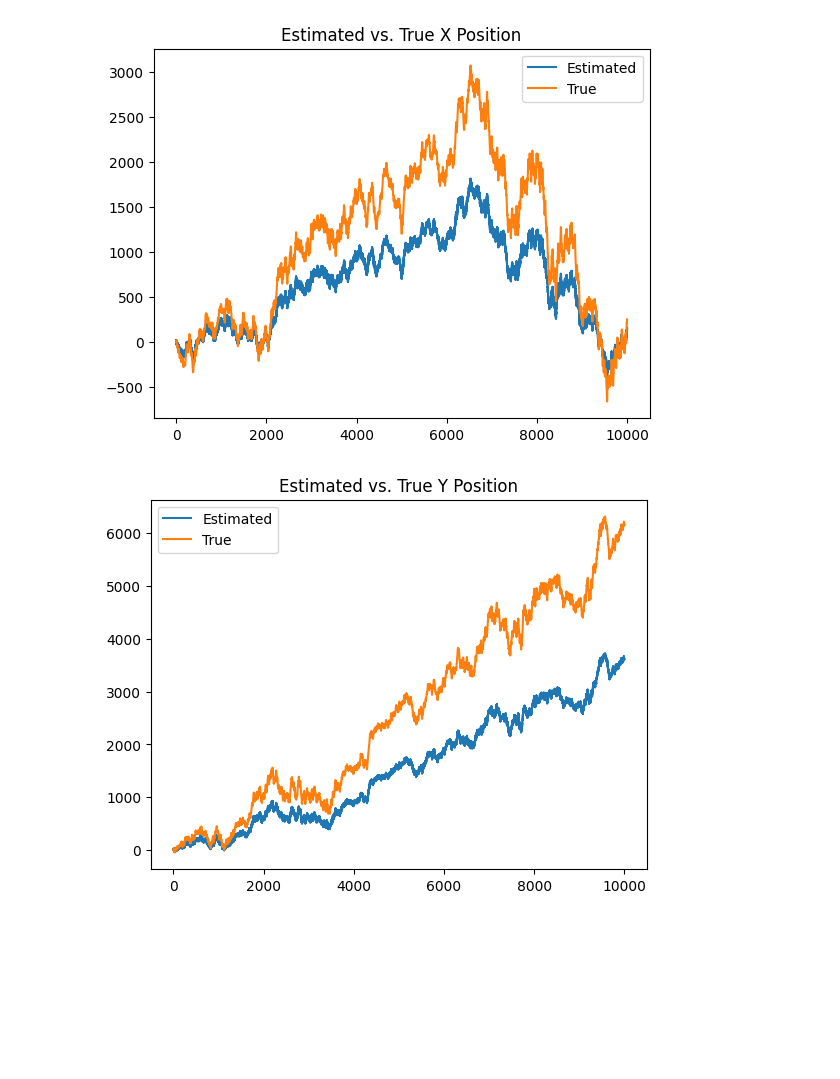
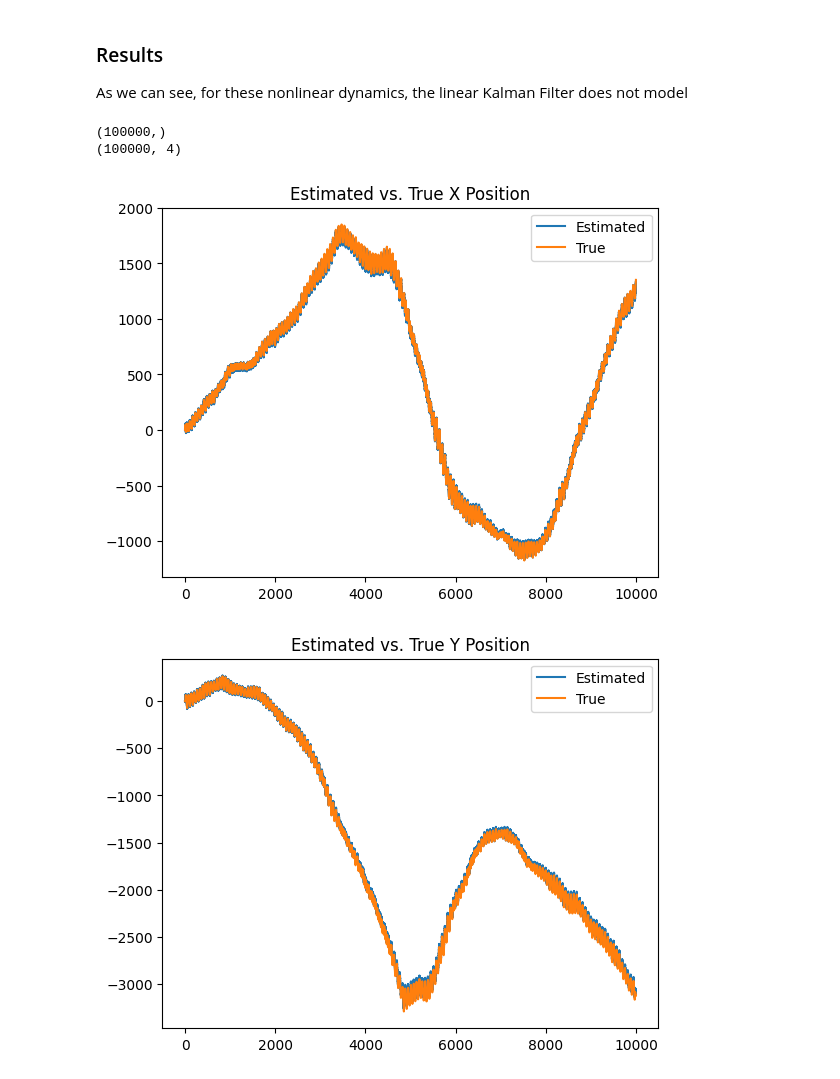
Before and after one commit to colin-skinner/AA228-orbital-rendezvous, a Jupyter notebook: ekf.ipynb, the cells around one changed output. Saved outputs shown, nothing was run; the diff lists cells and outputs as text; code cells hidden in the pictures; blank space fills up the shorter version.

```diff
--- a/ekf.ipynb
+++ b/ekf.ipynb
@@ -8,7 +11,7 @@ import matplotlib.pyplot as plt
 dt = 0.1
 t_max = 10000
 t = np.arange(0, t_max, dt)
-n = len(t)
+n_steps = len(t)
 # %%
 # generate_car_data function
 def generate_car_data(t,
@@ -109,33 +115,37 @@ R = 14 * np.eye(2) # Since 2 measurements
 linear_ekf = LinearEkf(F, B, H, Q, R)
 state = State(x0, P0)
 # %%
-x_arr = np.zeros((4,n))
-err = np.zeros((2,n))
+x_arr = np.zeros((n_steps,4))
+err = np.zeros((n_steps,2))
 
-for i in range(n):
+for i in range(n_steps):
+    z = obs["pos"][i]
 
-    # P_arr[i,:] = state.P
-    z = obs["pos"][:,i]
-
-    state = run_linear_ekf(state, linear_ekf, None, z)
-    x_arr[:,i] = state.x
-
-start = 1
-
-
-plt.title("Estimated vs. True X Position")
-plt.plot(t[start:], x_arr[0,start:])
-plt.plot(t[start:], x_true[0,start:])
-plt.legend(["Estimated","True"])
-plt.show()
-
-
-plt.title("Estimated vs. True Y Position")
-plt.plot(t[start:], x_arr[1,start:])
-plt.plot(t[start:], x_true[1,start:])
-plt.legend(["Estimated","True"])
-plt.show()
+    state = run_linear_ekf(state, linear_ekf, None, z) # No input
+    x_arr[i,:] = state.x
-# %% [output]
-[figure, removed]
-[figure, removed]
+# %% [markdown]
+### Results
+As we can see, for these nonlinear dynamics, the linear Kalman Filter does not model
+# %%
+print(t.shape)
+print(x_arr.shape)
+
+start = 1
+plt.title("Estimated vs. True X Position")
+plt.plot(t, x_arr.T[0])
+plt.plot(t, x_true[0])
+plt.legend(["Estimated","True"])
+plt.show()
+
+
+plt.title("Estimated vs. True Y Position")
+plt.plot(t, x_arr.T[1])
+plt.plot(t, x_true[1])
+plt.legend(["Estimated","True"])
+plt.show()
+# %% [output]
+(100000,)
+(100000, 4)
+[figure, added]
+[figure, added]
 # %% [markdown]
```
Also changed, not shown: parts of 27 cells of this notebook, 2 other files.
